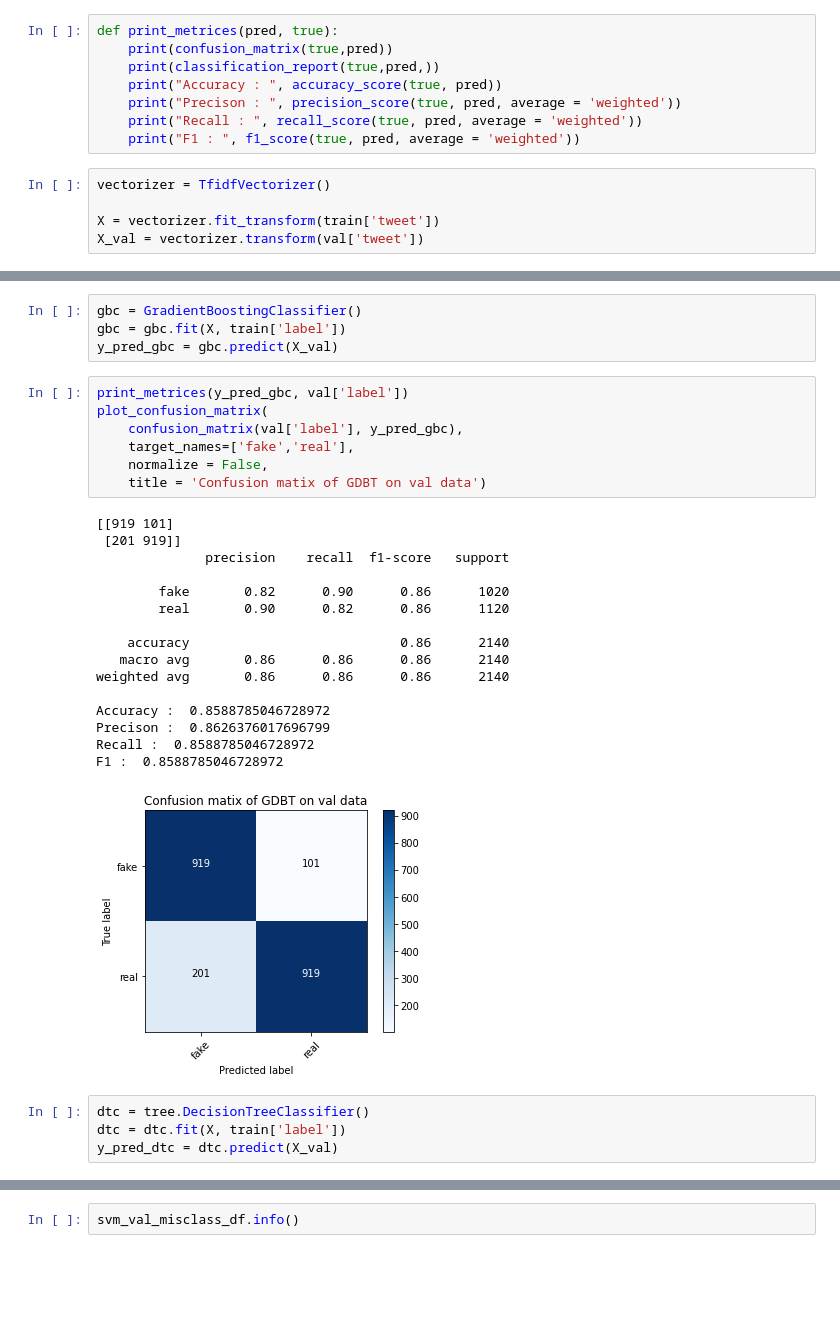
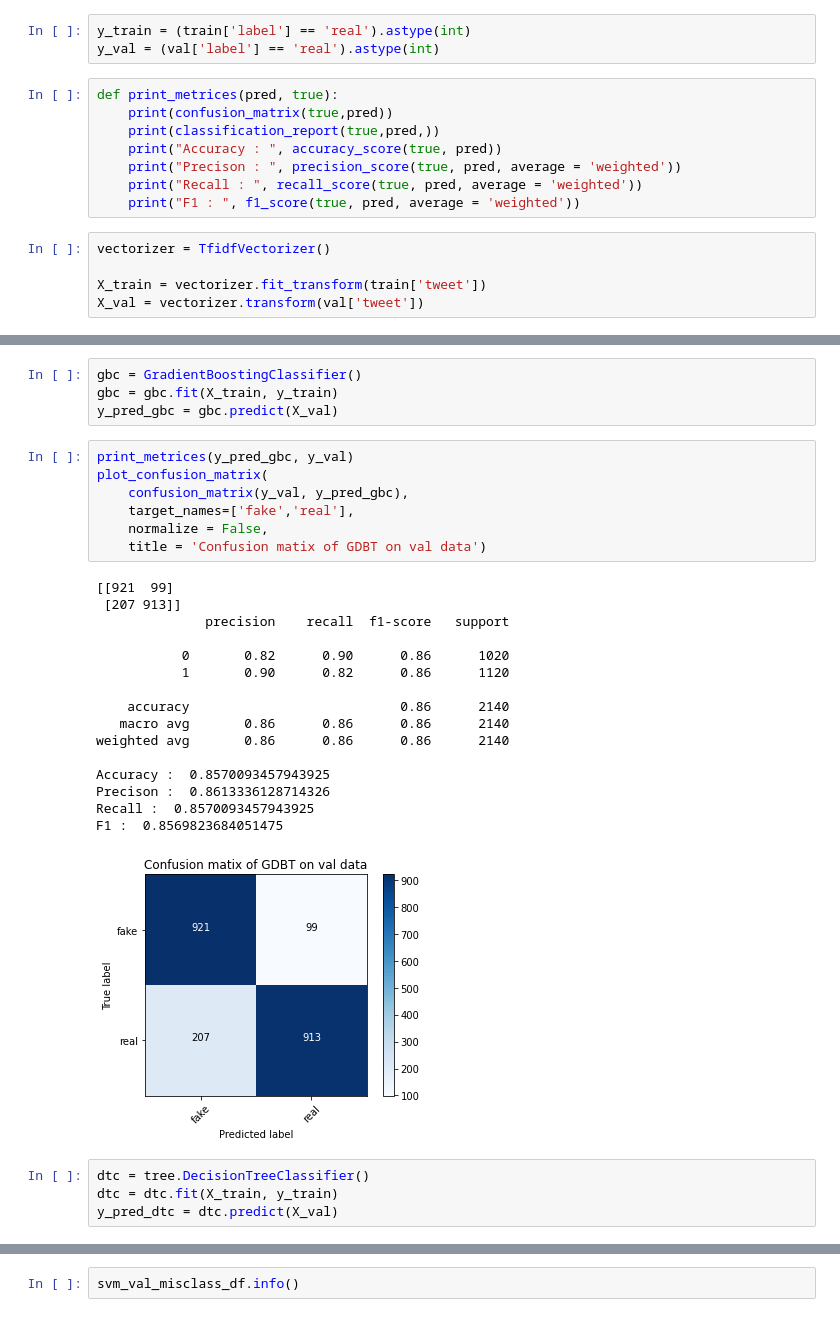
Before and after one commit to mgranchelli/covid19-fake-news-detection, a Jupyter notebook: fake-news-ml.ipynb, the cells around one changed output, grey strips where cells are left out. Drawn from its saved outputs; the diff is of its cells as text; blank space fills up the shorter version.

```diff
--- a/fake-news-ml.ipynb
+++ b/fake-news-ml.ipynb
@@ -119,3 +126,6 @@ val['tweet'] = val['tweet'].map(lambda x: cleantext(x))
+# %%
+y_train = (train['label'] == 'real').astype(int)
+y_val = (val['label'] == 'real').astype(int)
 # %%
 def print_metrices(pred, true):
     print(confusion_matrix(true,pred))
@@ -127,7 +137,7 @@ def print_metrices(pred, true):
 # %%
 vectorizer = TfidfVectorizer()
 
-X = vectorizer.fit_transform(train['tweet'])
+X_train = vectorizer.fit_transform(train['tweet'])
 X_val = vectorizer.transform(val['tweet'])
 # %%
 lg = LogisticRegression()
@@ -190,34 +200,34 @@ F1 :  0.9317726549376449
 [figure]
 # %%
 gbc = GradientBoostingClassifier()
-gbc = gbc.fit(X, train['label'])
+gbc = gbc.fit(X_train, y_train)
 y_pred_gbc = gbc.predict(X_val)
 # %%
-print_metrices(y_pred_gbc, val['label'])
+print_metrices(y_pred_gbc, y_val)
 plot_confusion_matrix(
-    confusion_matrix(val['label'], y_pred_gbc),
+    confusion_matrix(y_val, y_pred_gbc),
     target_names=['fake','real'],
     normalize = False,
     title = 'Confusion matix of GDBT on val data')
 # %% [output]
-[[919 101]
- [201 919]]
+[[921  99]
+ [207 913]]
               precision    recall  f1-score   support
 
-        fake       0.82      0.90      0.86      1020
-        real       0.90      0.82      0.86      1120
+           0       0.82      0.90      0.86      1020
+           1       0.90      0.82      0.86      1120
 
     accuracy                           0.86      2140
    macro avg       0.86      0.86      0.86      2140
 weighted avg       0.86      0.86      0.86      2140
 
-Accuracy :  0.8588785046728972
-Precison :  0.8626376017696799
-Recall :  0.8588785046728972
-F1 :  0.8588785046728972
+Accuracy :  0.8570093457943925
+Precison :  0.8613336128714326
+Recall :  0.8570093457943925
+F1 :  0.8569823684051475
-[figure, old version]
+[figure, new version]
 # %%
 dtc = tree.DecisionTreeClassifier()
-dtc = dtc.fit(X, train['label'])
+dtc = dtc.fit(X_train, y_train)
 y_pred_dtc = dtc.predict(X_val)
 # %%
```
Also changed, not shown: parts of 10 cells of this notebook.
